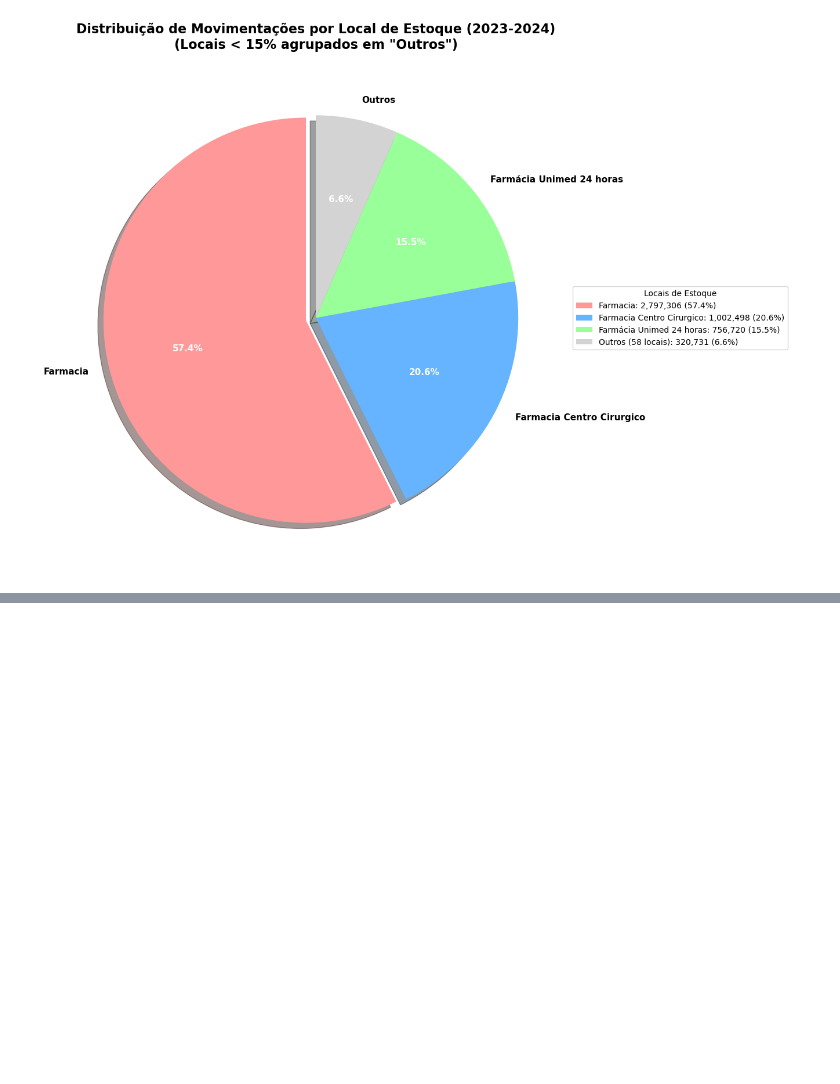
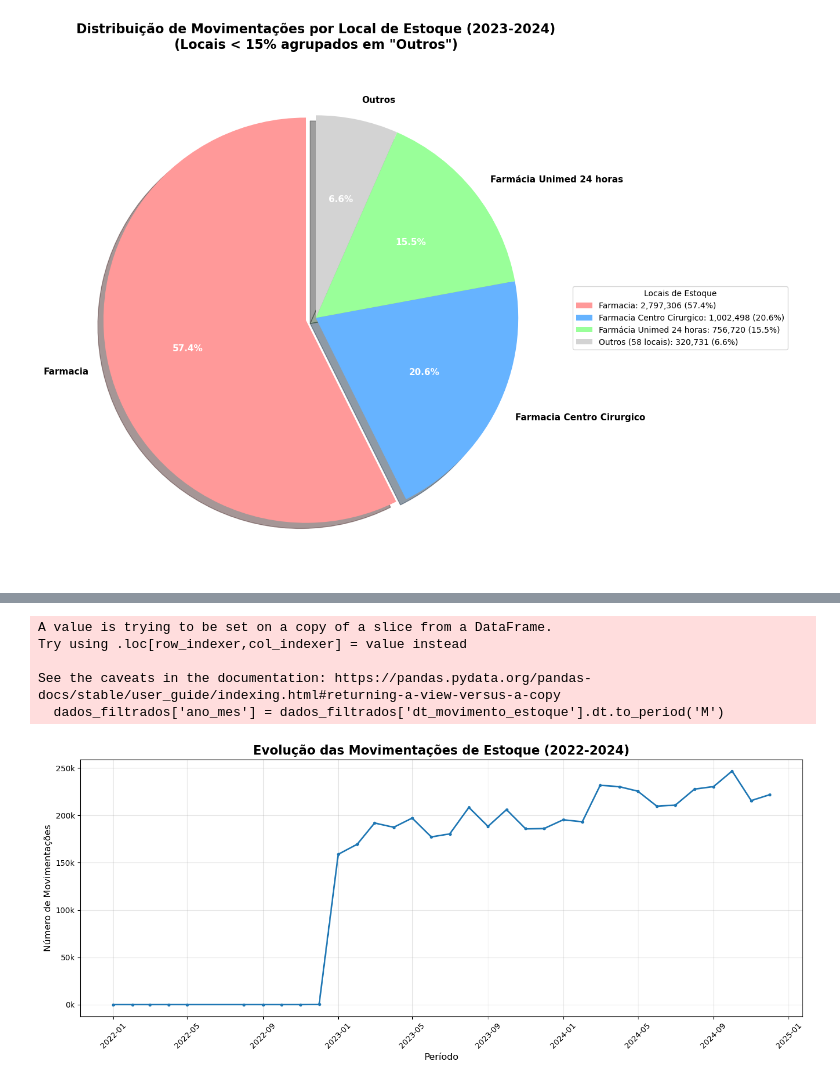
Before and after one commit to pedrofurmam/projeto-ciencia-de-dados, a Jupyter notebook: Projeto - Ciência de Dados Desafio.ipynb, the cells around one changed output, grey strips where cells are left out. Cells and saved outputs as stored; diff of their text form; code cells hidden in the pictures; blank space fills up the shorter version.

```diff
--- a/Projeto - Ciência de Dados Desafio.ipynb
+++ b/Projeto - Ciência de Dados Desafio.ipynb
@@ -1248,0 +1330,53 @@ plt.show()
+# %%
+# Gráfico de linha mostrando os períodos com mais movimentações (2022-2024)
+
+# Garantir que a coluna de data está no formato datetime
+movimentacoes['dt_movimento_estoque'] = pd.to_datetime(movimentacoes['dt_movimento_estoque'], errors='coerce')
+
+# Remove registros com datas nulas
+dados_com_data = movimentacoes[movimentacoes['dt_movimento_estoque'].notna()].copy()
+
+# Filtra apenas 2022-2024
+dados_com_data['ano'] = dados_com_data['dt_movimento_estoque'].dt.year
+dados_filtrados = dados_com_data[dados_com_data['ano'].isin([2022, 2023, 2024])]
+
+# Cria uma coluna com ano-mês para agrupamento mensal
+dados_filtrados['ano_mes'] = dados_filtrados['dt_movimento_estoque'].dt.to_period('M')
+
+# Conta o número de movimentações por mês
+movimentacoes_por_mes = dados_filtrados.groupby('ano_mes').size()
+
+# Converte o período de volta para datetime para melhor visualização
+movimentacoes_por_mes.index = movimentacoes_por_mes.index.to_timestamp()
+
+# Cria o gráfico de linha
+fig, ax = plt.subplots(figsize=(14, 6))
+
+# Plota a linha principal
+ax.plot(movimentacoes_por_mes.index, movimentacoes_por_mes.values,
+        linewidth=2, color='#1f77b4', marker='o', markersize=3)
+
+# Personalização do gráfico
+plt.title('Evolução das Movimentações de Estoque (2022-2024)',
+          fontsize=16, fontweight='bold')
+plt.xlabel('Período', fontsize=12)
+plt.ylabel('Número de Movimentações', fontsize=12)
+
+# Formatação do eixo Y
+ax.yaxis.set_major_formatter(plt.FuncFormatter(lambda x, p: f'{x/1000:.0f}k'))
+
+# Formatação do eixo X
+ax.tick_params(axis='x', rotation=45, labelsize=10)
+
+# Grade
+plt.grid(True, alpha=0.3)
+
+plt.tight_layout()
+plt.show()
+# %% [output]
+A value is trying to be set on a copy of a slice from a DataFrame.
+Try using .loc[row_indexer,col_indexer] = value instead
+
+See the caveats in the documentation: https://pandas.pydata.org/pandas-docs/stable/user_guide/indexing.html#returning-a-view-versus-a-copy
+  dados_filtrados['ano_mes'] = dados_filtrados['dt_movimento_estoque'].dt.to_period('M')
+[figure, added]
```
Also changed, not shown: parts of 3 cells of this notebook.
